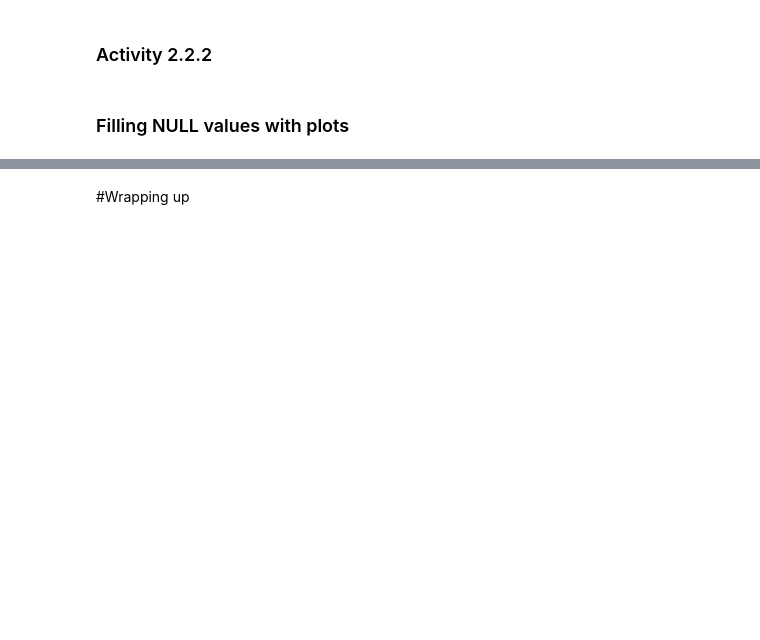
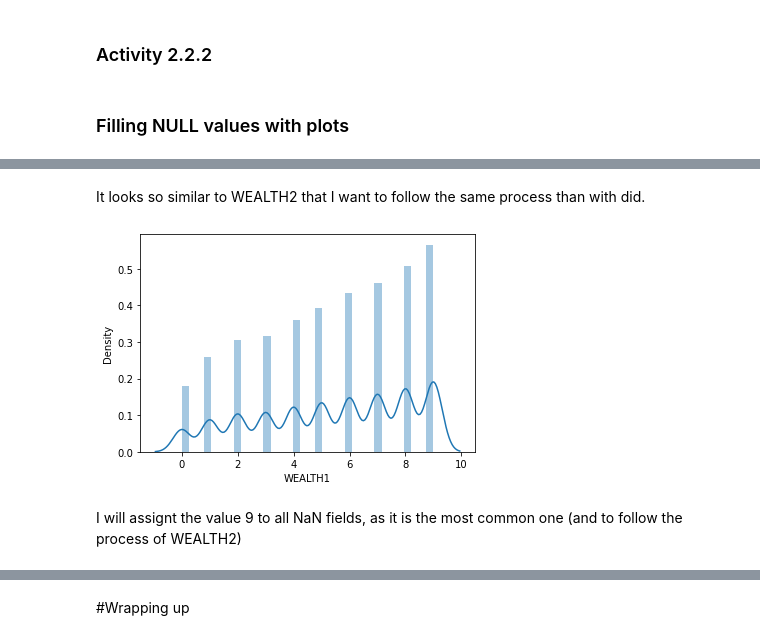
Before and after one commit to cargide/lab-revisiting-machine-learning, a Jupyter notebook: L. 7.01 7.02 original.ipynb, the cells around one changed output, grey strips where cells are left out. Drawn from its saved outputs; the diff is of its cells as text; code cells hidden in the pictures; blank space fills up the shorter version.

```diff
--- a/L. 7.01 7.02 original.ipynb
+++ b/L. 7.01 7.02 original.ipynb
@@ -589,3 +921,3 @@ plt.show()
 # %%
-numerical['WEALTH2'] = numerical['WEALTH2'].astype('object')
-numerical['WEALTH2'] = numerical['WEALTH2'].fillna('9.0')
+# numerical['WEALTH2'] = numerical['WEALTH2'].astype('object')
+numerical['WEALTH2'] = numerical['WEALTH2'].fillna(9.0)
@@ -600,0 +1012,9 @@ ADD HERE CODE FOR LAB 2
+# %% [markdown]
+It looks so similar to WEALTH2 that I want to follow the same process than with did.
+# %%
+sns.distplot(numerical[numerical['WEALTH1'].isna()==False]['WEALTH1']) # looks at the distribution of the non NA values
+plt.show()
+# %% [output]
+[figure, added]
+# %% [markdown]
+I will assignt the value 9 to all NaN fields, as it is the most common one (and to follow the process of WEALTH2)
```
Also changed, not shown: parts of 81 cells of this notebook, 1 other file.
